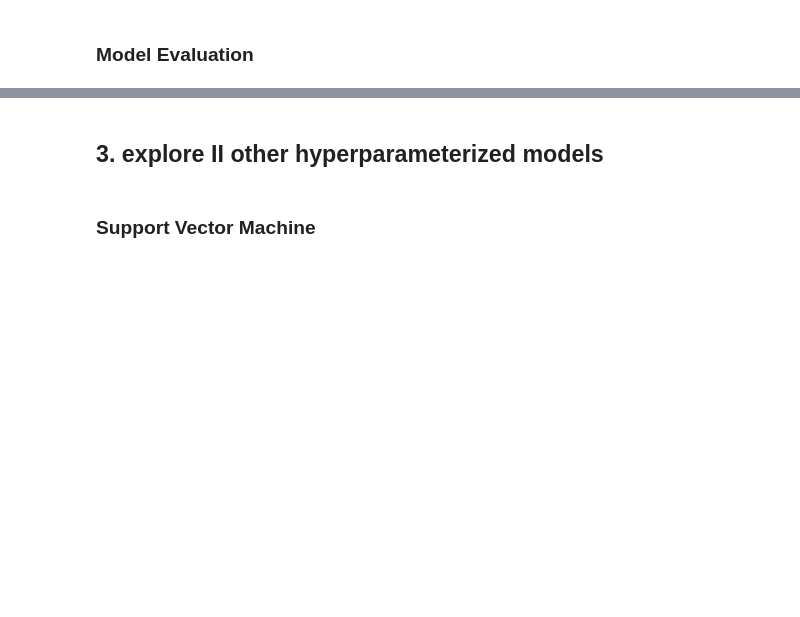
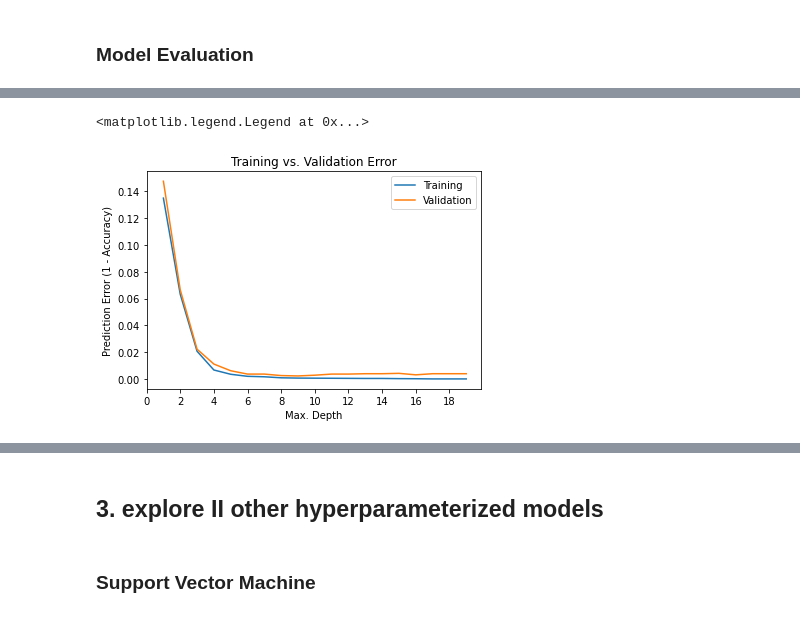
Before and after one commit to okoliechykwuka/Bytework-assessment, a Jupyter notebook: Swarm Behaviour Research Case Study.ipynb, the cells around one changed output, grey strips where cells are left out. Cells and saved outputs as stored; diff of their text form; code cells hidden in the pictures; blank space fills up the shorter version.

```diff
--- a/Swarm Behaviour Research Case Study.ipynb
+++ b/Swarm Behaviour Research Case Study.ipynb
@@ -174,0 +265,10 @@ Logistic model Accuracy:  0.9972245351096308
+# %%
+def max_depth_error(md):
+    model = DecisionTreeClassifier(max_depth=md, random_state=42)
+    model.fit(X_train, Y_train)
+    train_acc = 1 - model.score(X_train, Y_train)
+    val_acc = 1 - model.score(X_val, Y_val)
+    return {'Max Depth': md, 'Training Error': train_acc, 'Validation Error': val_acc}
+# %%
+%%time
+errors_df = pd.DataFrame([max_depth_error(md) for md in range(1, 20)])
@@ -174,0 +298,12 @@ Logistic model Accuracy:  0.9972245351096308
+# %%
+plt.figure()
+plt.plot(errors_df['Max Depth'], errors_df['Training Error'])
+plt.plot(errors_df['Max Depth'], errors_df['Validation Error'])
+plt.title('Training vs. Validation Error')
+plt.xticks(range(0,20, 2))
+plt.xlabel('Max. Depth')
+plt.ylabel('Prediction Error (1 - Accuracy)')
+plt.legend(['Training', 'Validation'])
+# %% [output]
+<matplotlib.legend.Legend at 0x...>
+[figure, added]
```
Also changed, not shown: parts of 48 cells of this notebook, 1 other file.
